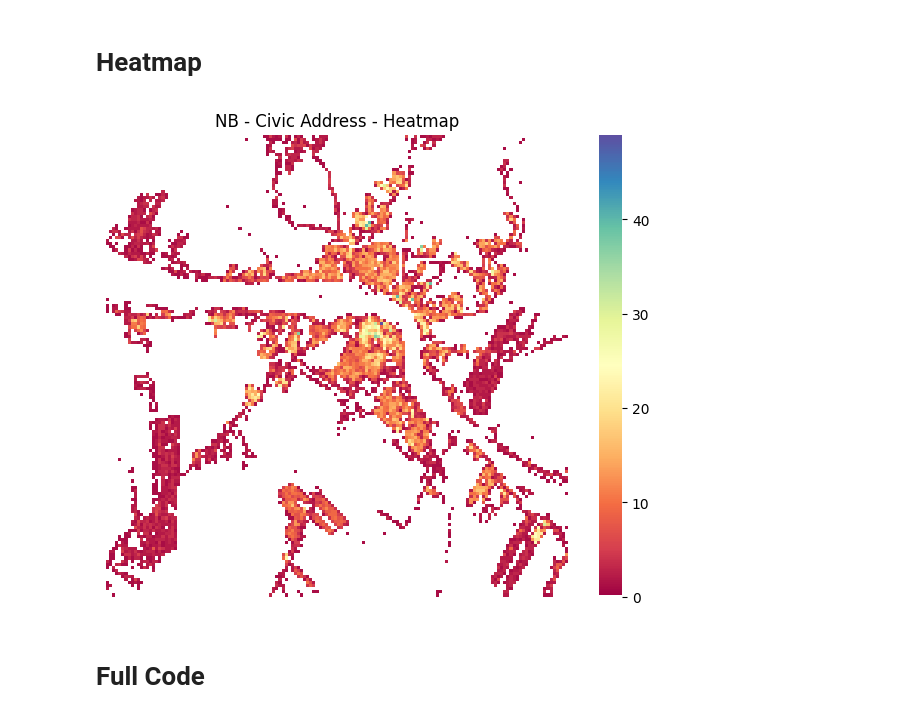
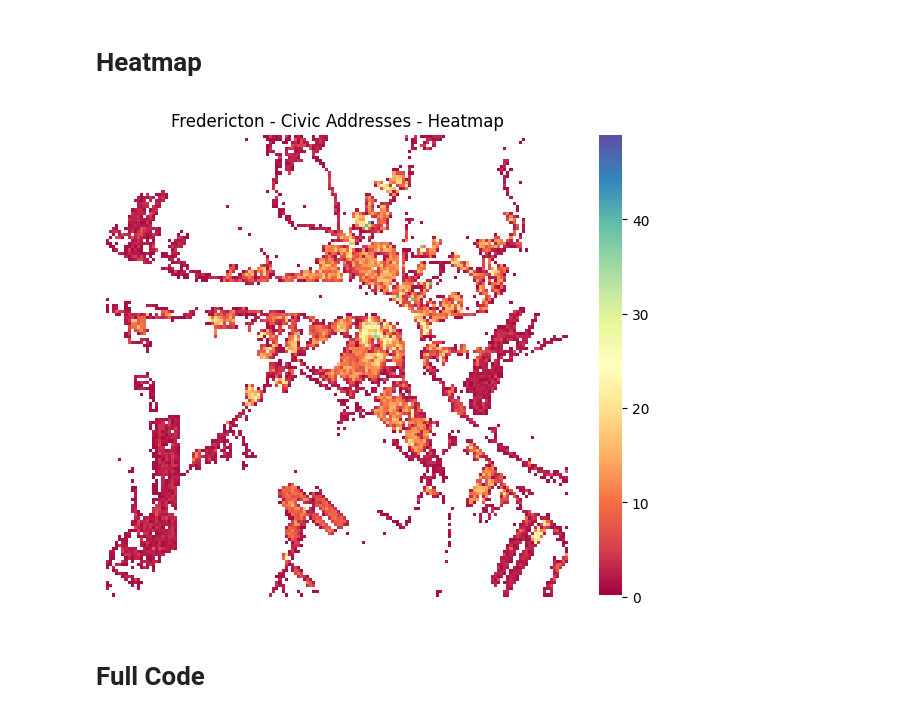
Before and after one commit to StratagemGIS/notebooks, a Jupyter notebook: data_processing/24_heatmap.ipynb, the cells around one changed output. Saved outputs shown, nothing was run; the diff lists cells and outputs as text; code cells hidden in the pictures.

```diff
--- a/data_processing/24_heatmap.ipynb
+++ b/data_processing/24_heatmap.ipynb
@@ -77,12 +77,12 @@ custom_cmap = ListedColormap(cmap_colors)
 # %%
 plt.figure(figsize=(8, 6))
 sns.heatmap(heatmap.T, cmap=custom_cmap, cbar=True, square=True)
-plt.title('NB - Civic Address - Heatmap')
+plt.title('Fredericton - Civic Addresses - Heatmap')
 plt.gca().invert_yaxis()
 plt.axis('off')
 plt.savefig('Heatmap.png', dpi=600, bbox_inches='tight');
 # %% [output]
-[figure, old version]
+[figure, new version]
 # %% [markdown]
 # Full Code
 # %%
```
Also changed, not shown: parts of 1 cell of this notebook.
